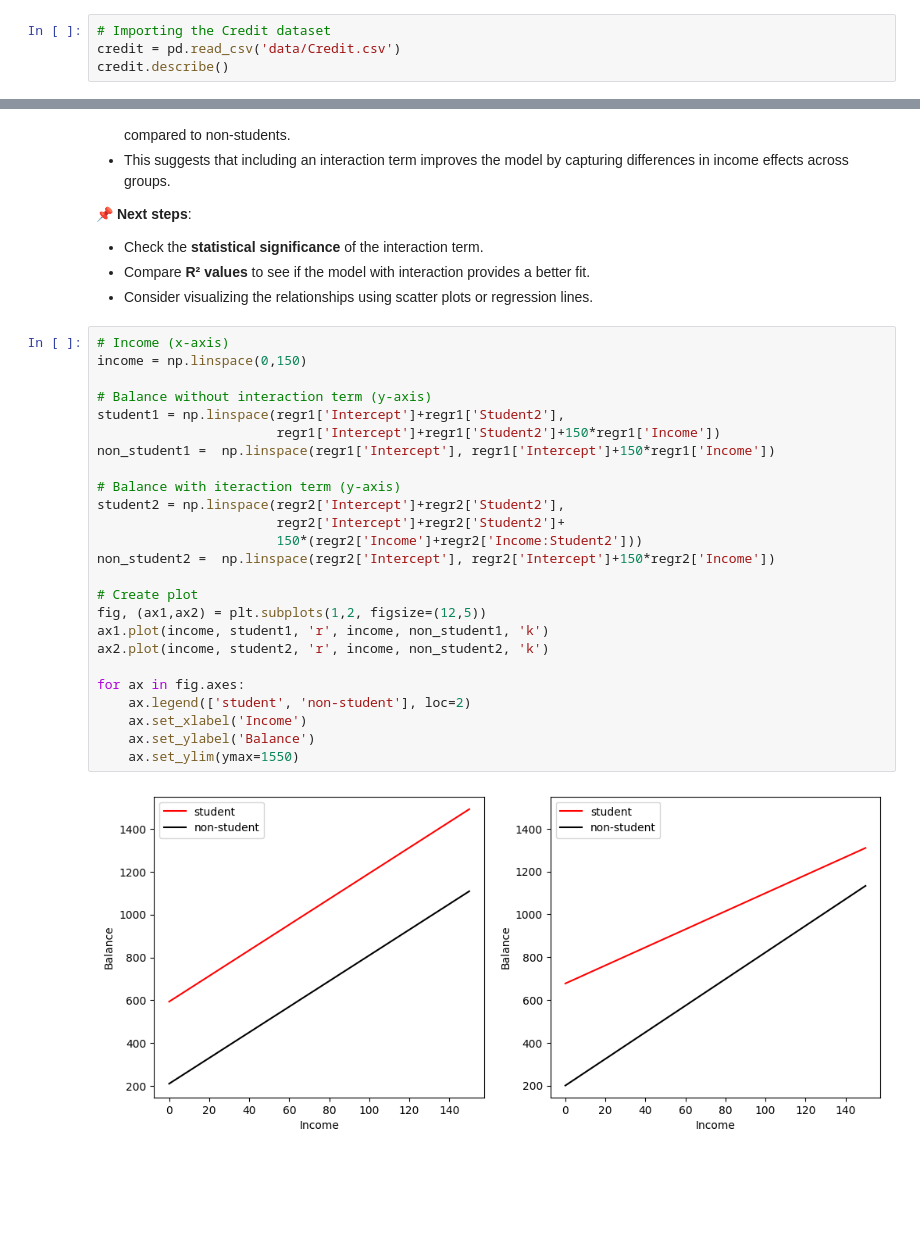
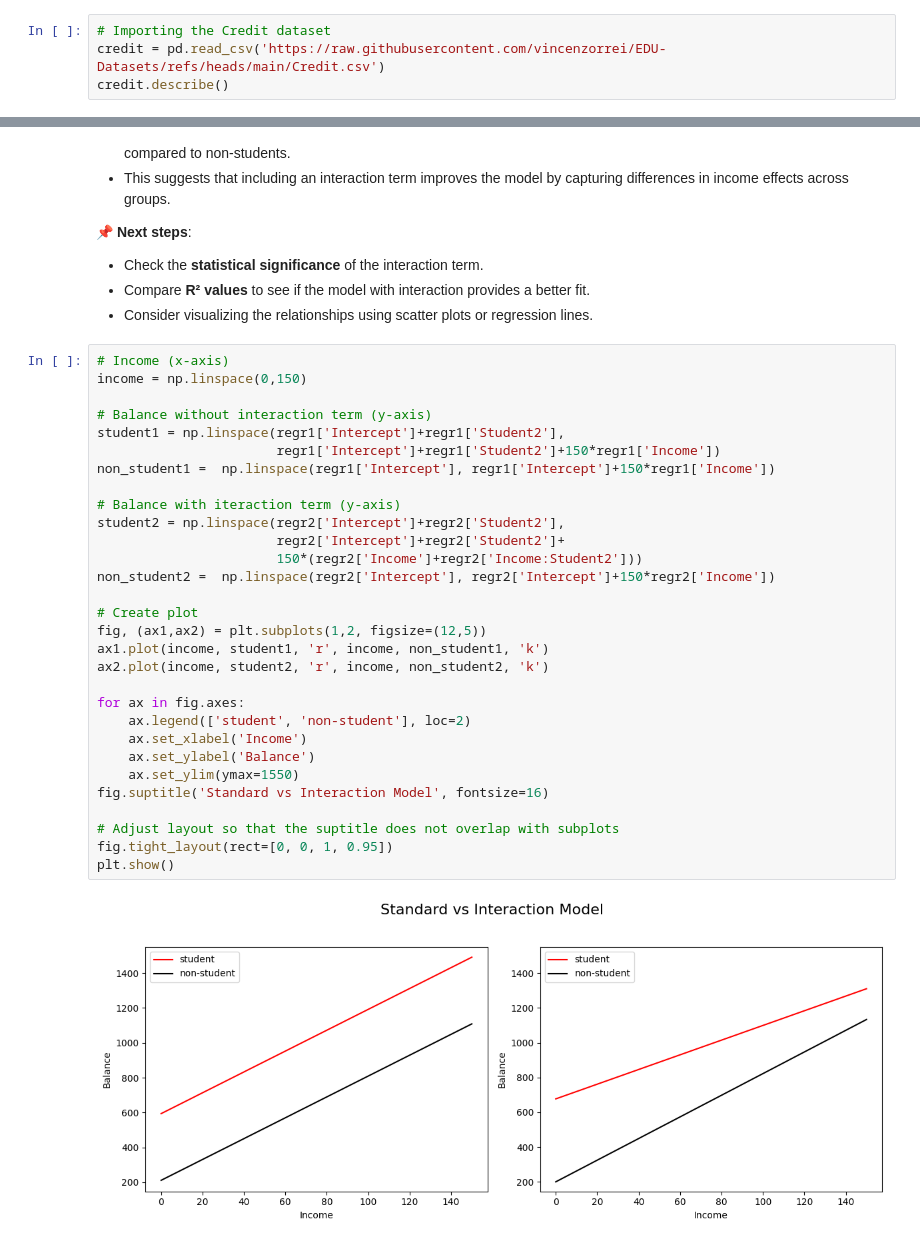
Before and after one commit to vincenzorrei/EDU-LinearRegression, a Jupyter notebook: credit.ipynb, the cells around one changed output, grey strips where cells are left out. Drawn from its saved outputs; the diff is of its cells as text; blank space fills up the shorter version.

```diff
--- a/credit.ipynb
+++ b/credit.ipynb
@@ -8,7 +8,7 @@ import matplotlib.pyplot as plt
 import statsmodels.formula.api as smf
 # %%
 # Importing the Credit dataset
-credit = pd.read_csv('data/Credit.csv')
+credit = pd.read_csv('https://raw.githubusercontent.com/vincenzorrei/EDU-Datasets/refs/heads/main/Credit.csv')
 credit.describe()
 # %% [output]
 |  | Unnamed: 0 | Income | Limit | Rating | Cards | Age | Education | Balance |
@@ -131,27 +151,32 @@ dtype: float64
 # %%
 # Income (x-axis)
 income = np.linspace(0,150)
 
 # Balance without interaction term (y-axis)
 student1 = np.linspace(regr1['Intercept']+regr1['Student2'],
                        regr1['Intercept']+regr1['Student2']+150*regr1['Income'])
 non_student1 =  np.linspace(regr1['Intercept'], regr1['Intercept']+150*regr1['Income'])
 
 # Balance with iteraction term (y-axis)
 student2 = np.linspace(regr2['Intercept']+regr2['Student2'],
                        regr2['Intercept']+regr2['Student2']+
                        150*(regr2['Income']+regr2['Income:Student2']))
 non_student2 =  np.linspace(regr2['Intercept'], regr2['Intercept']+150*regr2['Income'])
 
 # Create plot
 fig, (ax1,ax2) = plt.subplots(1,2, figsize=(12,5))
 ax1.plot(income, student1, 'r', income, non_student1, 'k')
 ax2.plot(income, student2, 'r', income, non_student2, 'k')
 
 for ax in fig.axes:
     ax.legend(['student', 'non-student'], loc=2)
     ax.set_xlabel('Income')
     ax.set_ylabel('Balance')
     ax.set_ylim(ymax=1550)
+fig.suptitle('Standard vs Interaction Model', fontsize=16)
+
+# Adjust layout so that the suptitle does not overlap with subplots
+fig.tight_layout(rect=[0, 0, 1, 0.95])
+plt.show()
 # %% [output]
-[figure, old version]
+[figure, new version]
```
Also changed, not shown: parts of 5 cells of this notebook.
